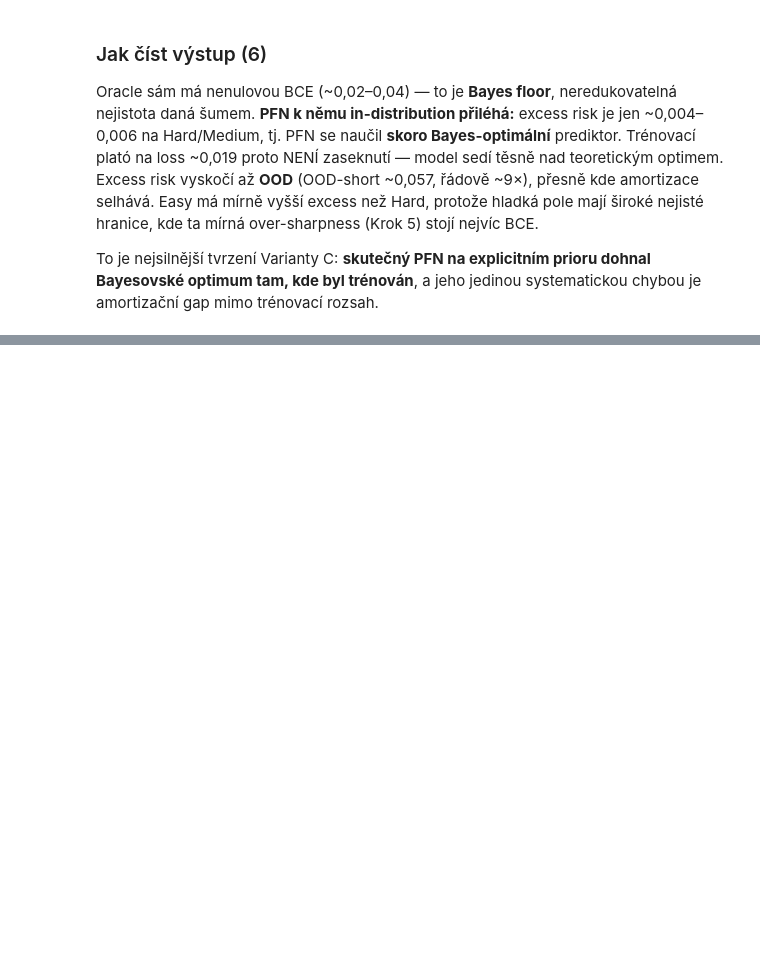
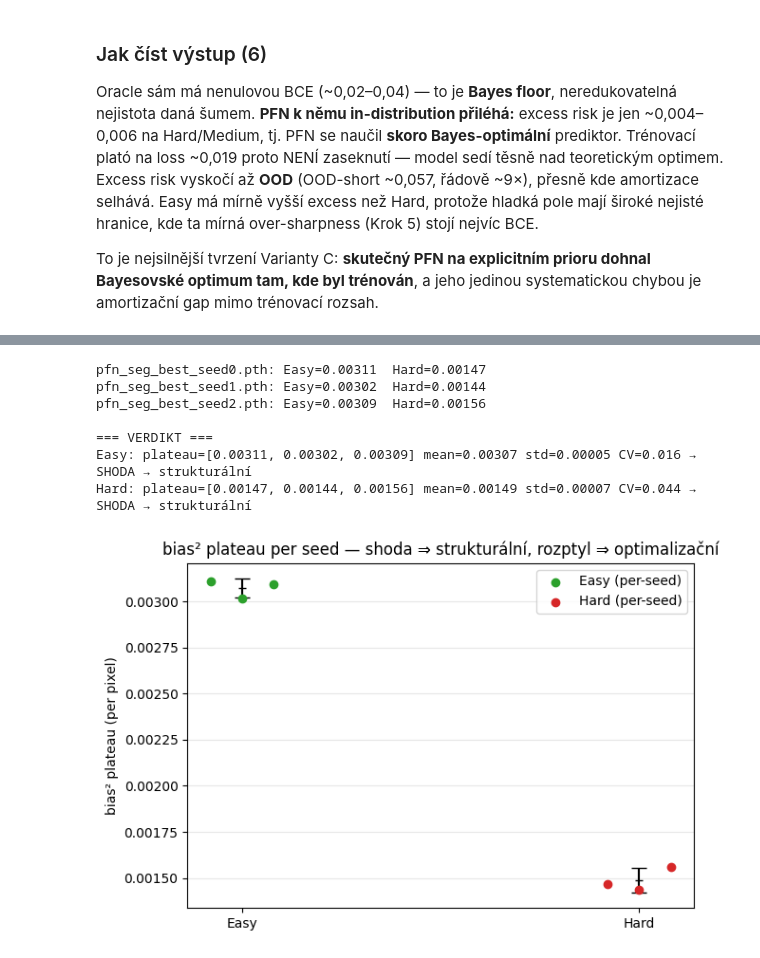
Before and after one commit to gulierus/VU_RG, a Jupyter notebook: experiments/Experiment_C_PFN_segmentation.ipynb, the cells around one changed output, grey strips where cells are left out. Cells and saved outputs as stored; diff of their text form; code cells hidden in the pictures; blank space fills up the shorter version.

```diff
--- a/experiments/Experiment_C_PFN_segmentation.ipynb
+++ b/experiments/Experiment_C_PFN_segmentation.ipynb
@@ -550,0 +560,59 @@ trénovací rozsah.
+# %%
+import glob
+seed_paths = sorted(glob.glob('models/pfn_seg_best_seed*.pth'))
+reg_cfg = {'Easy': (REGIMES['Easy'], 0.10), 'Hard': (REGIMES['Hard'], 0.25)}
+
+def _seed_plateau(lsf, sig, n_q=8, n_draws=24):
+    """bias² plateau (mean přes n∈{16,32,64} a n_q fixních úloh) pro AKTUÁLNĚ načtený `model`.
+    Nastavení shodné s background/variant_c_seed_aggregation.py (seed 777) → čísla sedí na článek."""
+    ell = lsf * GRID
+    gq = torch.Generator().manual_seed(777)                # fixní sada úloh napříč seedy
+    queries = []
+    for _ in range(n_q):
+        f = _sample_fields(1, GRID, GRID, ell, OS, gq)
+        queries.append((f + sig * torch.randn(1, GRID, GRID, generator=gq))[0])
+    vals = []
+    for S in [16, 32, 64]:
+        gs = torch.Generator().manual_seed(777 + 1000 + S)  # fixní tahy support setu napříč seedy
+        for q0 in queries:
+            b2, _, _, _, _ = bias_variance(lsf, S, n_draws, gs, sigma=sig, query=q0)
+            vals.append(b2)
+    return float(np.mean(vals))
+
+plateau = {'Easy': [], 'Hard': []}
+if seed_paths:
+    for sp in seed_paths:
+        ck = torch.load(sp, map_location='cpu', weights_only=True)
+        model.load_state_dict(ck['model_state_dict'])       # přepneme globální model na tento seed
+        for name, (lsf, sig) in reg_cfg.items():
+            plateau[name].append(_seed_plateau(lsf, sig))
+        print(f"{sp.split('/')[-1]}: Easy={plateau['Easy'][-1]:.5f}  Hard={plateau['Hard'][-1]:.5f}", flush=True)
+
+    print('\n=== VERDIKT ===')
+    for name in ['Easy', 'Hard']:
+        a = np.array(plateau[name]); cv = float(a.std(ddof=1) / a.mean()) if len(a) > 1 else float('nan')
+        verd = ('SHODA → strukturální' if cv < 0.25 else 'ROZPTYL → optimalizační') if cv == cv else 'POTŘEBA ≥2 SEEDŮ'
+        print(f'{name}: plateau={[round(x,5) for x in plateau[name]]} mean={a.mean():.5f} '
+              f'std={a.std(ddof=1) if len(a)>1 else float("nan"):.5f} CV={cv:.3f} → {verd}')
+
+    fig, ax = plt.subplots(figsize=(6.5, 4.4)); colors = {'Easy': '#2ca02c', 'Hard': '#d62728'}
+    for j, name in enumerate(['Easy', 'Hard']):
+        a = plateau[name]; x = np.full(len(a), j) + np.linspace(-0.08, 0.08, len(a))
+        ax.scatter(x, a, color=colors[name], zorder=3, label=f'{name} (per-seed)')
+        if len(a) > 1:
+            ax.errorbar(j, np.mean(a), yerr=np.std(a, ddof=1), fmt='_', color='k', capsize=6, zorder=2)
+    ax.set_xticks([0, 1]); ax.set_xticklabels(['Easy', 'Hard']); ax.set_ylabel('bias² plateau (per pixel)')
+    ax.set_title('bias² plateau per seed — shoda ⇒ strukturální, rozptyl ⇒ optimalizační')
+    ax.grid(alpha=0.3, axis='y'); ax.legend()
+    fig.tight_layout(); fig.savefig(os.path.join(FIGDIR, 'fig_C_07_seed_bias.png'), dpi=150, bbox_inches='tight'); plt.show()
+else:
+    print('Seed checkpointy models/pfn_seg_best_seed*.pth nenalezeny — Krok 7 přeskočen.')
+# %% [output]
+pfn_seg_best_seed0.pth: Easy=0.00311  Hard=0.00147
+pfn_seg_best_seed1.pth: Easy=0.00302  Hard=0.00144
+pfn_seg_best_seed2.pth: Easy=0.00309  Hard=0.00156
+
+=== VERDIKT ===
+Easy: plateau=[0.00311, 0.00302, 0.00309] mean=0.00307 std=0.00005 CV=0.016 → SHODA → strukturální
+Hard: plateau=[0.00147, 0.00144, 0.00156] mean=0.00149 std=0.00007 CV=0.044 → SHODA → strukturální
+[figure, added]
```
Also changed, not shown: parts of 5 cells of this notebook, 2 other files.
